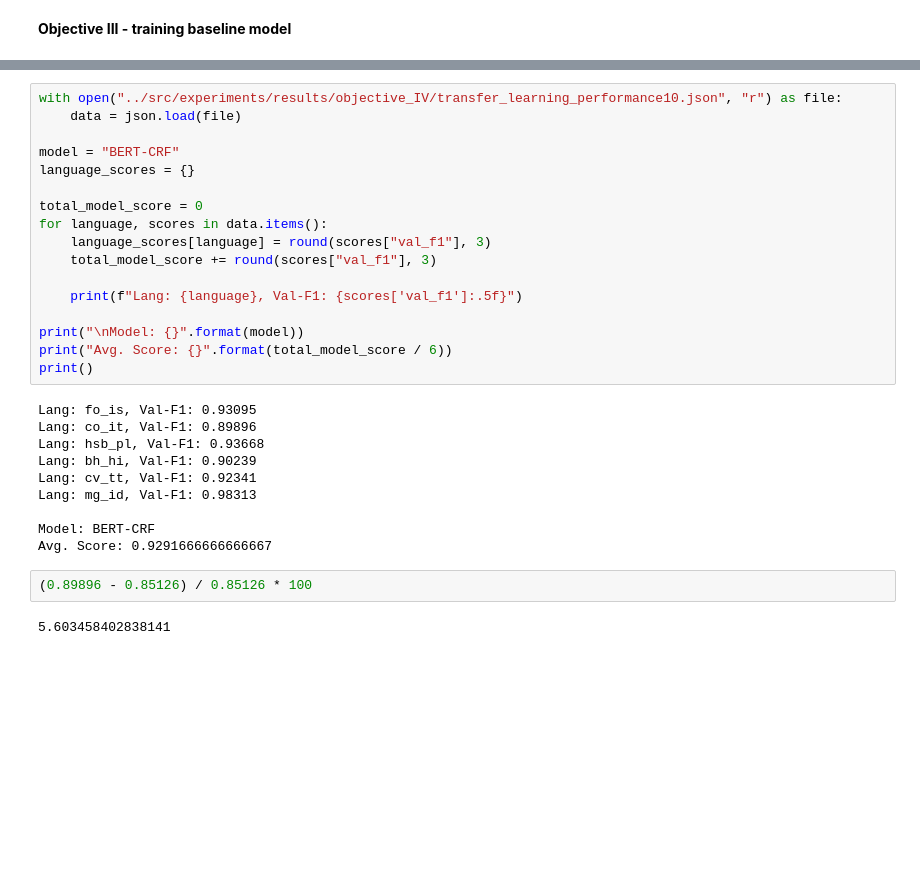
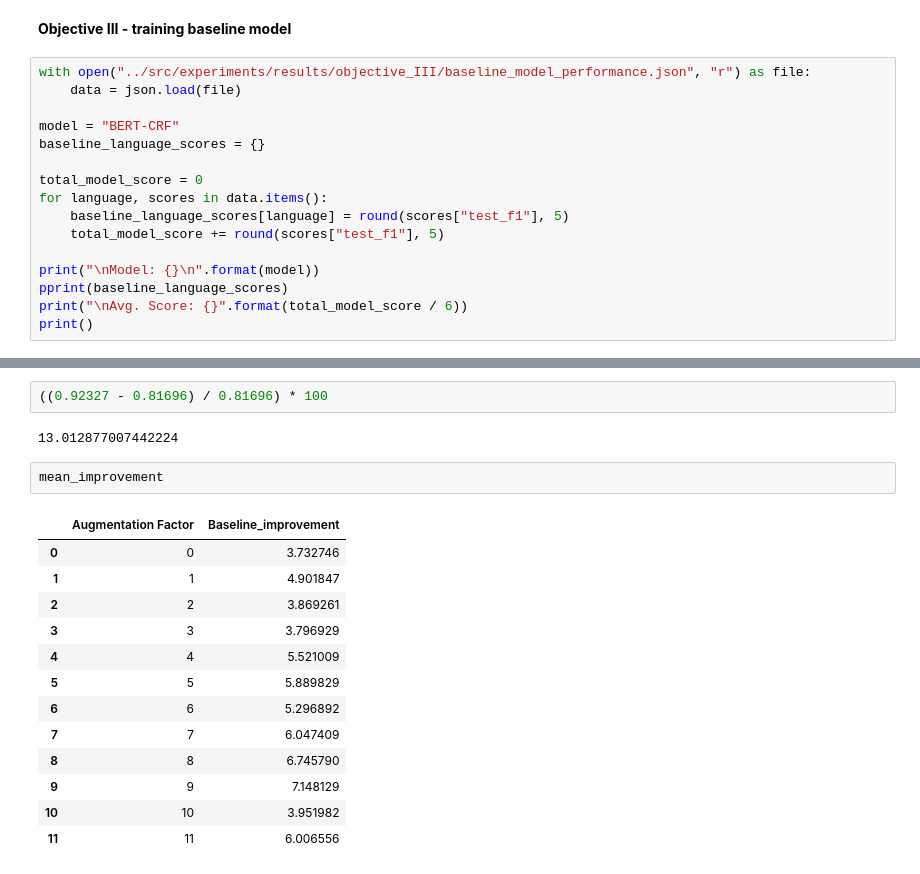
Before and after one commit to Lucas-Granucci/MULTI-NER, a Jupyter notebook: notebooks/results_analysis.ipynb, the cells around one changed output, grey strips where cells are left out. Cells and saved outputs as stored; diff of their text form; blank space fills up the shorter version.

```diff
--- a/notebooks/results_analysis.ipynb
+++ b/notebooks/results_analysis.ipynb
@@ -87,2 +90,18 @@ plt.show()
 # %% [markdown]
 **Objective III - training baseline model**
+# %%
+with open("../src/experiments/results/objective_III/baseline_model_performance.json", "r") as file:
+    data = json.load(file)
+
+model = "BERT-CRF"
+baseline_language_scores = {}
+
+total_model_score = 0
+for language, scores in data.items():
+    baseline_language_scores[language] = round(scores["test_f1"], 5)
+    total_model_score += round(scores["test_f1"], 5)
+
+print("\nModel: {}\n".format(model))
+pprint(baseline_language_scores)
+print("\nAvg. Score: {}".format(total_model_score / 6))
+print()
@@ -305,31 +308,20 @@ Avg. Score: 0.9283333333333333
-# %%
-with open("../src/experiments/results/objective_IV/transfer_learning_performance10.json", "r") as file:
-    data = json.load(file)
-
-model = "BERT-CRF"
-language_scores = {}
-
-total_model_score = 0
-for language, scores in data.items():
-    language_scores[language] = round(scores["val_f1"], 3)
-    total_model_score += round(scores["val_f1"], 3)
-
-    print(f"Lang: {language}, Val-F1: {scores['val_f1']:.5f}")
-
-print("\nModel: {}".format(model))
-print("Avg. Score: {}".format(total_model_score / 6))
-print()
-# %% [output]
-Lang: fo_is, Val-F1: 0.93095
-Lang: co_it, Val-F1: 0.89896
-Lang: hsb_pl, Val-F1: 0.93668
-Lang: bh_hi, Val-F1: 0.90239
-Lang: cv_tt, Val-F1: 0.92341
-Lang: mg_id, Val-F1: 0.98313
-
-Model: BERT-CRF
-Avg. Score: 0.9291666666666667
 # %%
-(0.89896 - 0.85126) / 0.85126 * 100
+((0.92327 - 0.81696) / 0.81696) * 100
 # %% [output]
-5.603458402838141
+13.012877007442224
+# %%
+mean_improvement
+# %% [output]
+|  | Augmentation Factor | Baseline_improvement |
+| 0 | 0 | 3.732746 |
+| 1 | 1 | 4.901847 |
+| 2 | 2 | 3.869261 |
+| 3 | 3 | 3.796929 |
+| 4 | 4 | 5.521009 |
+| 5 | 5 | 5.889829 |
+| 6 | 6 | 5.296892 |
+| 7 | 7 | 6.047409 |
+| 8 | 8 | 6.745790 |
+| 9 | 9 | 7.148129 |
+| 10 | 10 | 3.951982 |
+| 11 | 11 | 6.006556 |
```
Also changed, not shown: parts of 20 cells of this notebook, 43 other files.
